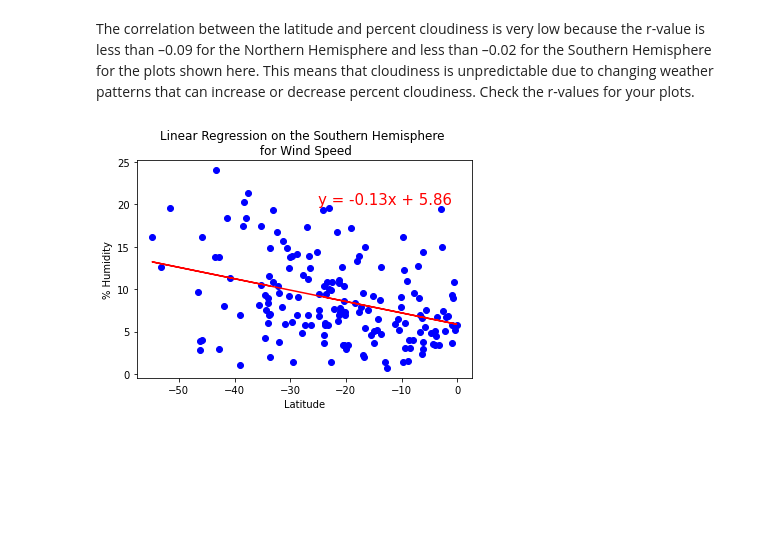
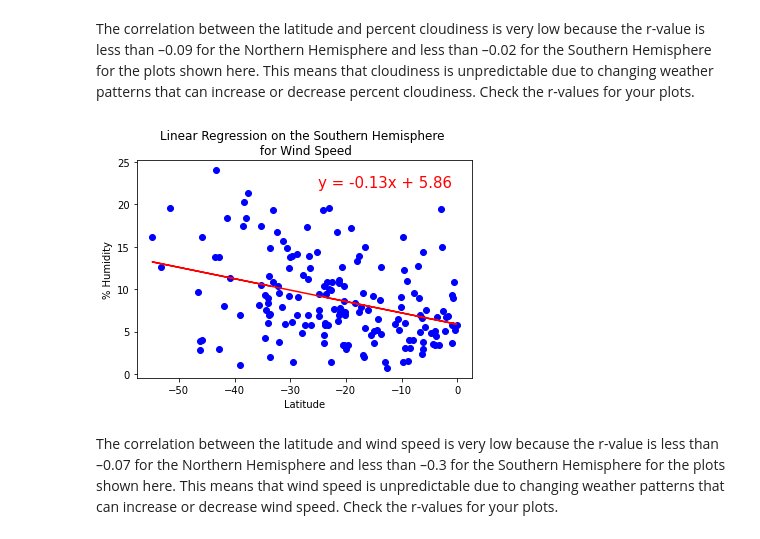
Before and after one commit to cjstreet/World_Weather_Analysis, a Jupyter notebook: WeatherPy.ipynb, the cells around one changed output. Saved outputs shown, nothing was run; the diff lists cells and outputs as text; code cells hidden in the pictures; blank space fills up the shorter version.

```diff
--- a/WeatherPy.ipynb
+++ b/WeatherPy.ipynb
@@ -360,10 +360,12 @@ The correlation between the latitude and percent cloudiness is very low because
 # %%
 # Linear regression on the Northern Hemisphere
 x_values = southern_hemi_df["Lat"]
 y_values = southern_hemi_df["Wind Speed"]
 # Call the function.
 plot_linear_regression(x_values, y_values,
                        'Linear Regression on the Southern Hemisphere \n for Wind Speed', '% Humidity',
-                       (-25,20), "blue")
+                       (-25,22), "blue")
 # %% [output]
-[figure, old version]
+[figure, new version]
+# %% [markdown]
+The correlation between the latitude and wind speed is very low because the r-value is less  than –0.07 for the Northern Hemisphere and less than –0.3 for the Southern Hemisphere for the plots shown here. This means that wind speed is unpredictable due to changing weather patterns that can increase or decrease wind speed. Check the r-values for your plots.
```
Also changed, not shown: 1 other file.
